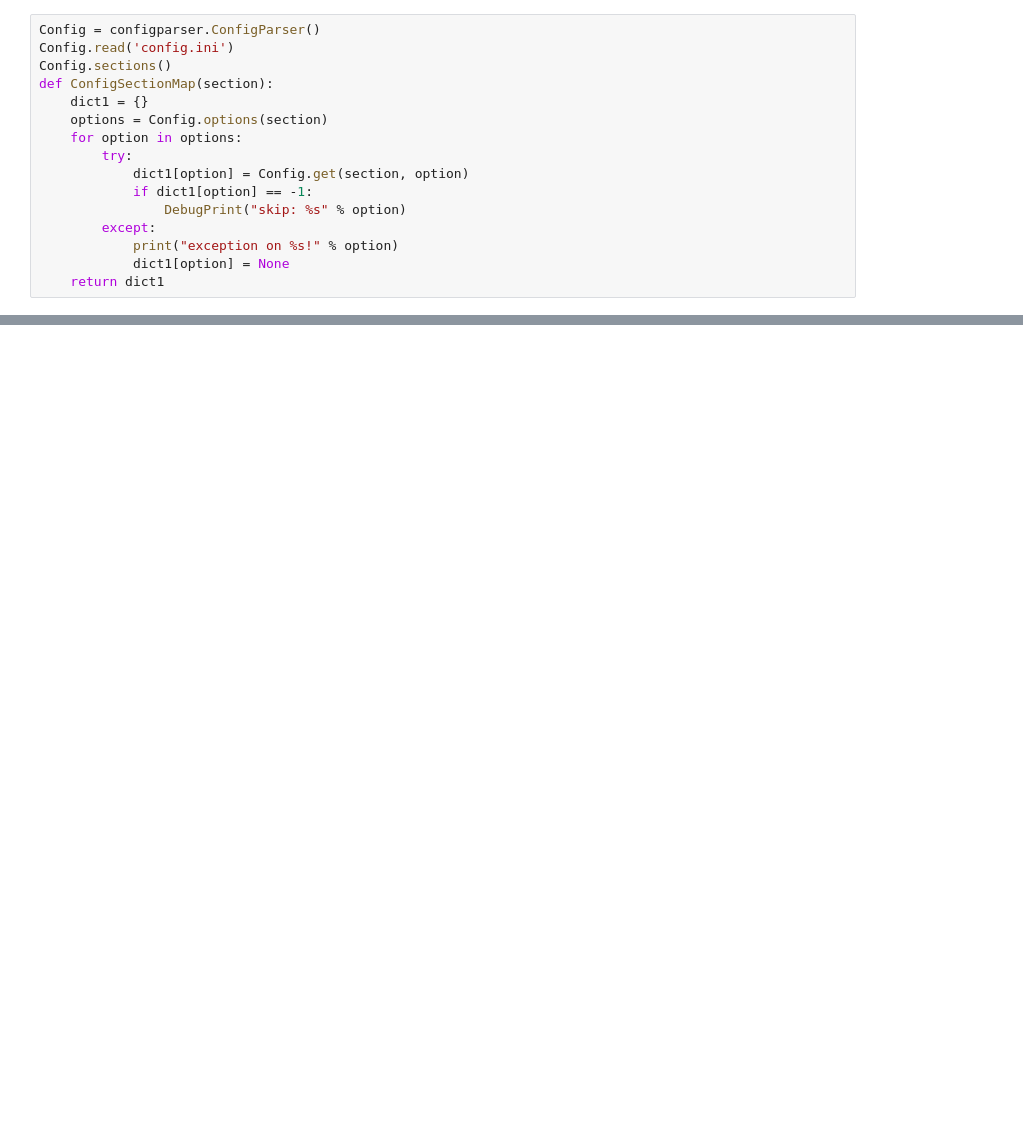
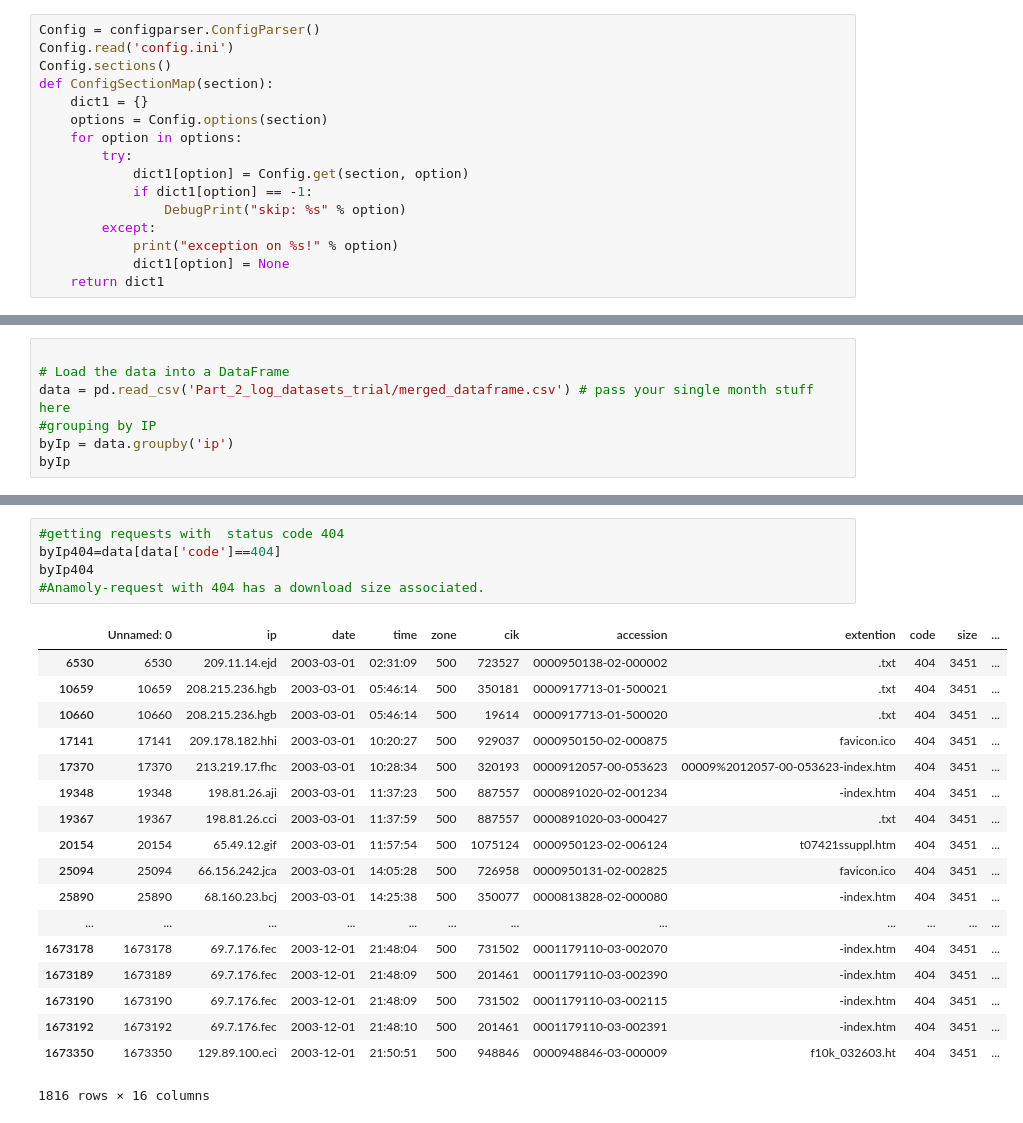
Before and after one commit to vasantivmahajan/DataWrangling_AnomalyDetection_Tableau_Visualization_EDGAR_Log_Data, a Jupyter notebook: Part2_EDGAR_LogDataset.ipynb, the cells around one changed output, grey strips where cells are left out. Cells and saved outputs as stored; diff of their text form; blank space fills up the shorter version.

```diff
--- a/Part2_EDGAR_LogDataset.ipynb
+++ b/Part2_EDGAR_LogDataset.ipynb
@@ -406,0 +495,7 @@ Data zipped and loaded on S3
+# %%
+
+# Load the data into a DataFrame
+data = pd.read_csv('Part_2_log_datasets_trial/merged_dataframe.csv') # pass your single month stuff here
+#grouping by IP
+byIp = data.groupby('ip')
+byIp
@@ -406,0 +525,24 @@ Data zipped and loaded on S3
+# %%
+#getting requests with  status code 404
+byIp404=data[data['code']==404]
+byIp404
+#Anamoly-request with 404 has a download size associated.
+# %% [output]
+|  | Unnamed: 0 | ip | date | time | zone | cik | accession | extention | code | size | ... |
+| 6530 | 6530 | 209.11.14.ejd | 2003-03-01 | 02:31:09 | 500 | 723527 | 0000950138-02-000002 | .txt | 404 | 3451 | ... |
+| 10659 | 10659 | 208.215.236.hgb | 2003-03-01 | 05:46:14 | 500 | 350181 | 0000917713-01-500021 | .txt | 404 | 3451 | ... |
+| 10660 | 10660 | 208.215.236.hgb | 2003-03-01 | 05:46:14 | 500 | 19614 | 0000917713-01-500020 | .txt | 404 | 3451 | ... |
+| 17141 | 17141 | 209.178.182.hhi | 2003-03-01 | 10:20:27 | 500 | 929037 | 0000950150-02-000875 | favicon.ico | 404 | 3451 | ... |
+| 17370 | 17370 | 213.219.17.fhc | 2003-03-01 | 10:28:34 | 500 | 320193 | 0000912057-00-053623 | 00009%2012057-00-053623-index.htm | 404 | 3451 | ... |
+| 19348 | 19348 | 198.81.26.aji | 2003-03-01 | 11:37:23 | 500 | 887557 | 0000891020-02-001234 | -index.htm | 404 | 3451 | ... |
+| 19367 | 19367 | 198.81.26.cci | 2003-03-01 | 11:37:59 | 500 | 887557 | 0000891020-03-000427 | .txt | 404 | 3451 | ... |
+| 20154 | 20154 | 65.49.12.gif | 2003-03-01 | 11:57:54 | 500 | 1075124 | 0000950123-02-006124 | t07421ssuppl.htm | 404 | 3451 | ... |
+| 25094 | 25094 | 66.156.242.jca | 2003-03-01 | 14:05:28 | 500 | 726958 | 0000950131-02-002825 | favicon.ico | 404 | 3451 | ... |
+| 25890 | 25890 | 68.160.23.bcj | 2003-03-01 | 14:25:38 | 500 | 350077 | 0000813828-02-000080 | -index.htm | 404 | 3451 | ... |
+| ... | ... | ... | ... | ... | ... | ... | ... | ... | ... | ... | ... |
+| 1673178 | 1673178 | 69.7.176.fec | 2003-12-01 | 21:48:04 | 500 | 731502 | 0001179110-03-002070 | -index.htm | 404 | 3451 | ... |
+| 1673189 | 1673189 | 69.7.176.fec | 2003-12-01 | 21:48:09 | 500 | 201461 | 0001179110-03-002390 | -index.htm | 404 | 3451 | ... |
+| 1673190 | 1673190 | 69.7.176.fec | 2003-12-01 | 21:48:09 | 500 | 731502 | 0001179110-03-002115 | -index.htm | 404 | 3451 | ... |
+| 1673192 | 1673192 | 69.7.176.fec | 2003-12-01 | 21:48:10 | 500 | 201461 | 0001179110-03-002391 | -index.htm | 404 | 3451 | ... |
+| 1673350 | 1673350 | 129.89.100.eci | 2003-12-01 | 21:50:51 | 500 | 948846 | 0000948846-03-000009 | f10k_032603.ht | 404 | 3451 | ... |
+1816 rows × 16 columns
```
Also changed, not shown: parts of 9 cells of this notebook, 1 other file.
